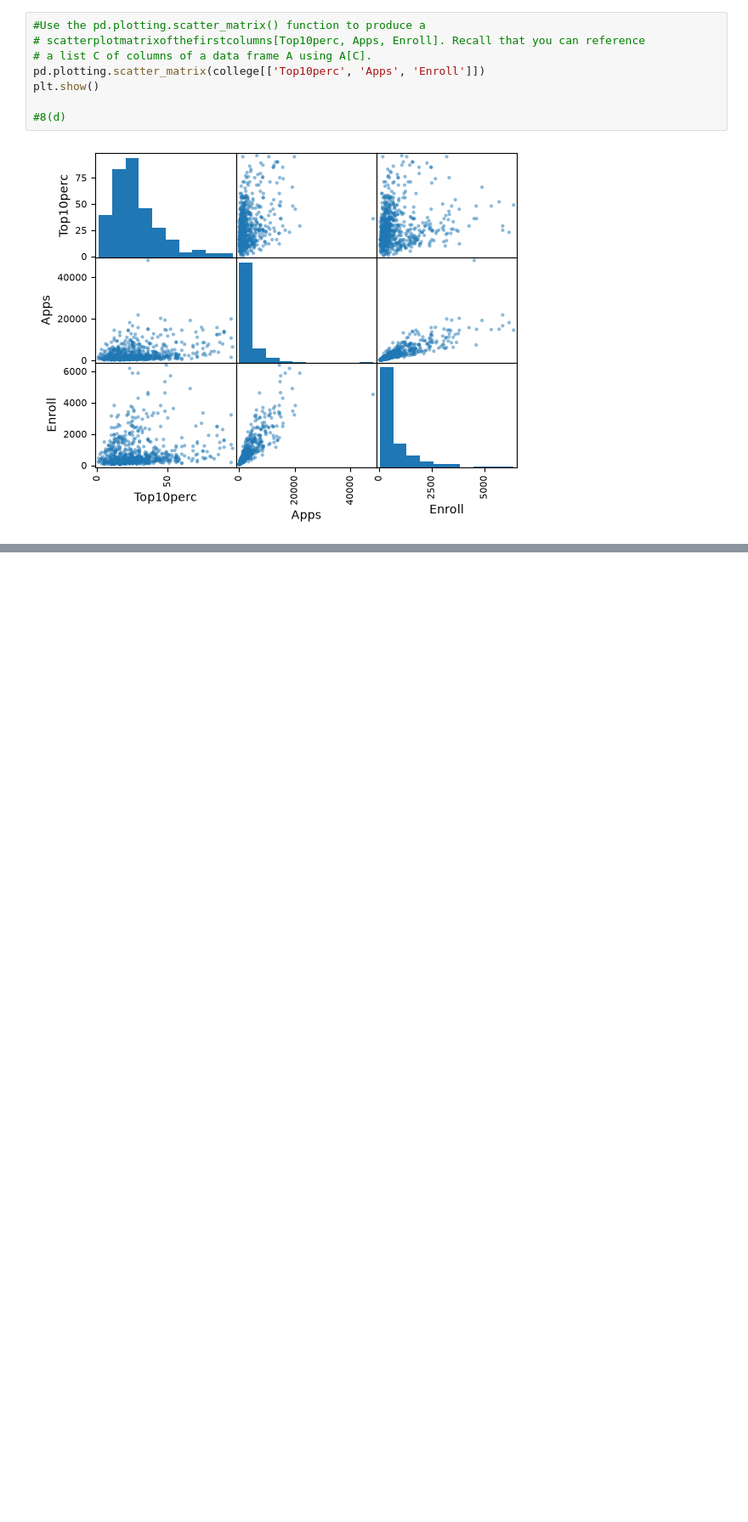
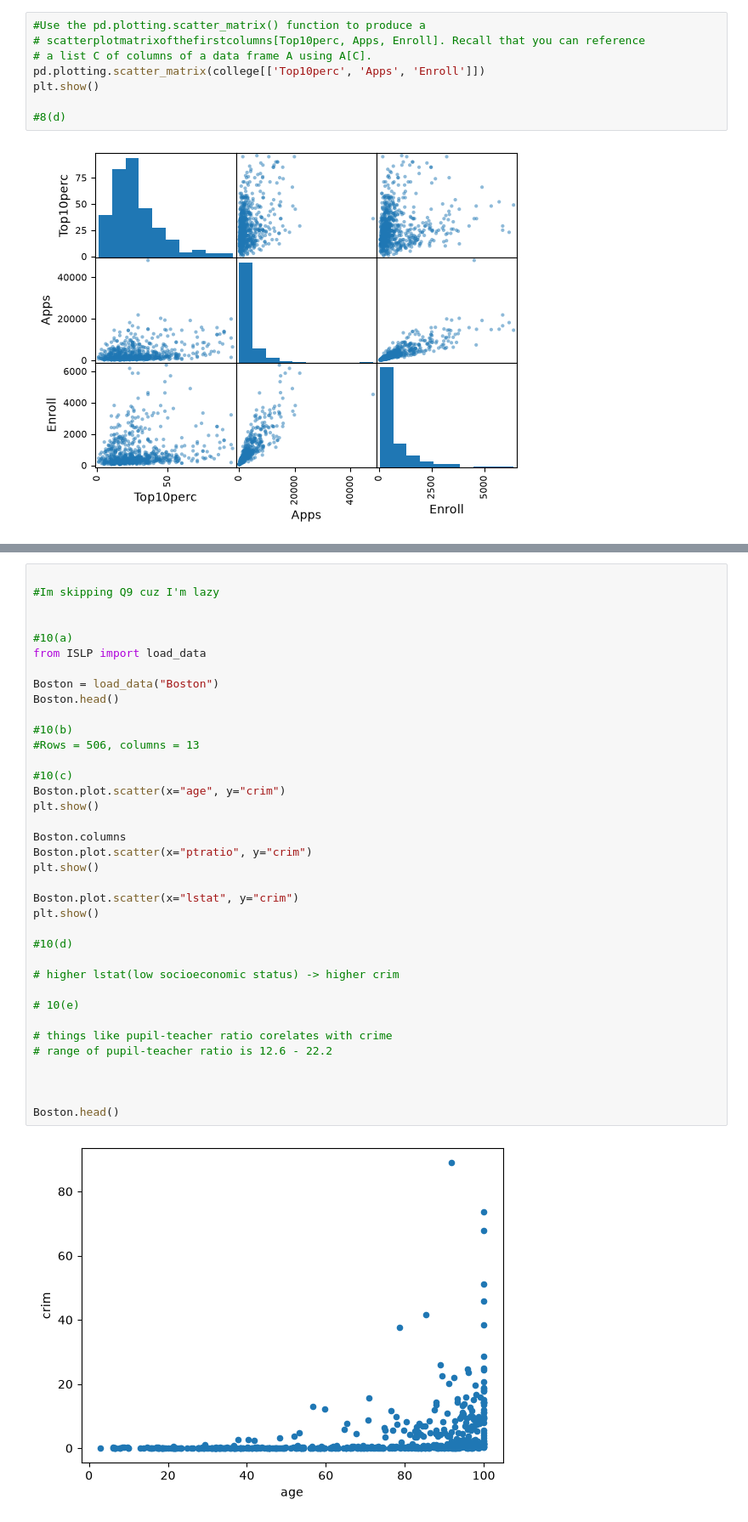
Before and after one commit to YejunYeo/An-Introduction-to-Statistical-Learning, a Jupyter notebook: chapter_2/chap2_applied.ipynb, the cells around one changed output, grey strips where cells are left out. Shown at 85% size. Drawn from its saved outputs; the diff is of its cells as text; blank space fills up the shorter version.

```diff
--- a/chapter_2/chap2_applied.ipynb
+++ b/chapter_2/chap2_applied.ipynb
@@ -73,0 +106,39 @@ plt.show()
+# %%
+
+#Im skipping Q9 cuz I'm lazy
+
+
+#10(a)
+from ISLP import load_data
+
+Boston = load_data("Boston")
+Boston.head()
+
+#10(b)
+#Rows = 506, columns = 13
+
+#10(c)
+Boston.plot.scatter(x="age", y="crim")
+plt.show()
+
+Boston.columns
+Boston.plot.scatter(x="ptratio", y="crim")
+plt.show()
+
+Boston.plot.scatter(x="lstat", y="crim")
+plt.show()
+
+#10(d)
+
+# higher lstat(low socioeconomic status) -> higher crim
+
+# 10(e)
+
+# things like pupil-teacher ratio corelates with crime
+# range of pupil-teacher ratio is 12.6 - 22.2
+
+
+
+Boston.head()
+# %% [output]
+[figure, added]
```
Also changed, not shown: parts of 6 cells of this notebook.
